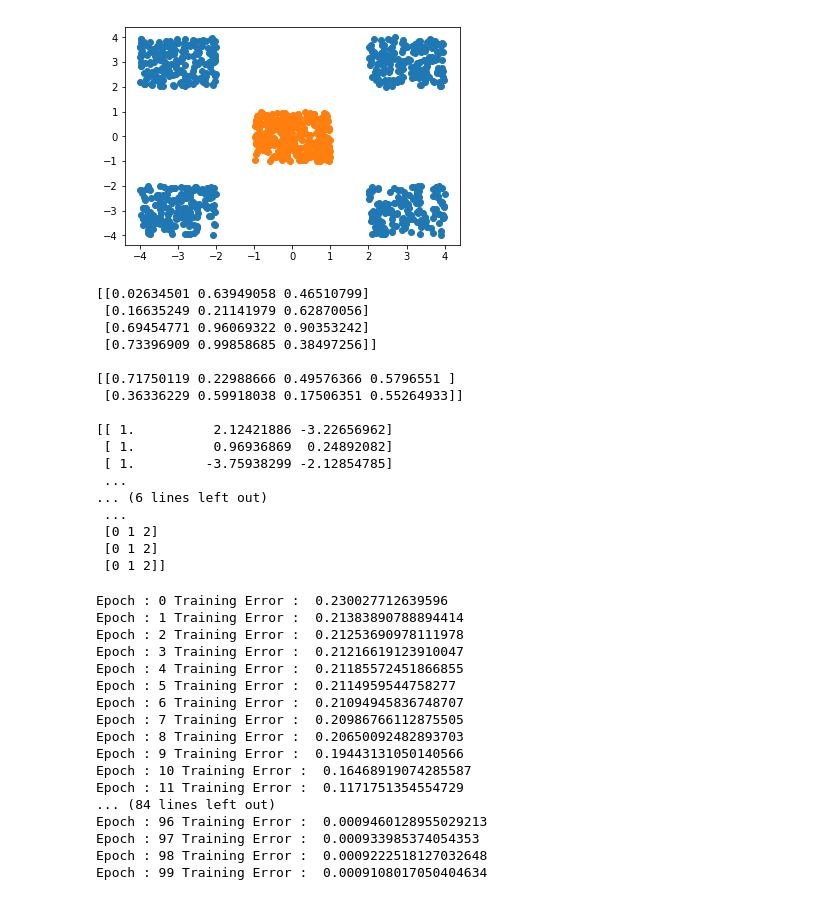
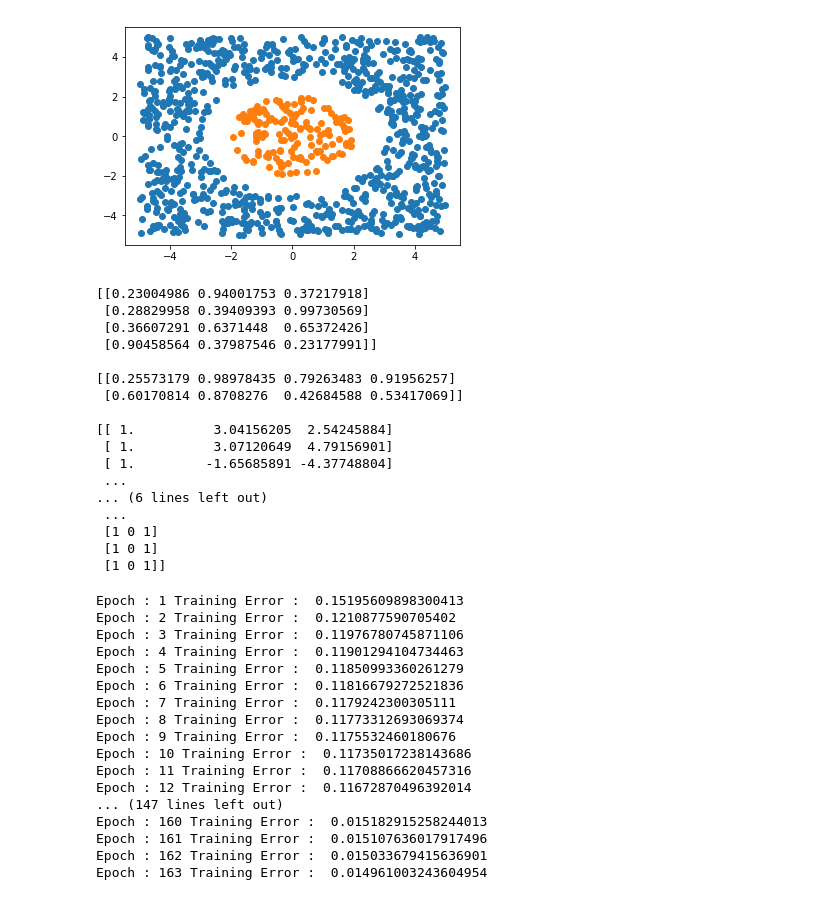
Before and after one commit to kstv364/Machine-Learning, a Jupyter notebook: MLP.ipynb, the cells around one changed output. Saved outputs shown, nothing was run; the diff lists cells and outputs as text; code cells hidden in the pictures.

```diff
--- a/MLP.ipynb
+++ b/MLP.ipynb
@@ -35,21 +39,20 @@ print(df)
 
 [1000 rows x 6 columns]
 # %%
-groups = df.groupby('y1')
+groups = df.groupby('class')
 fig, ax = plt.subplots()
 ax.margins(0.05) # Optional, just adds 5% padding to the autoscaling
 for name, group in groups:
     ax.plot(group.x1, group.x2, marker='o', linestyle='')
 plt.show()
 # %% [output]
-[figure, old version]
+[figure, new version]
 # %%
 N = len(df)
 h = 3
 C = 2
 d = 2
 # %%
-import numpy as np
 
 u1 = np.random.rand(N,h+1)
 v1 = np.random.rand(N,h+1)
@@ -68,27 +71,28 @@ X = df[['x0','x1','x2']].values
 y = df[['y1','y2','class']].values
 
 trainset = int(0.7*N)
+testset = N
 
 print(X)
 print(y)
 # %% [output]
-[[0.02634501 0.63949058 0.46510799]
- [0.16635249 0.21141979 0.62870056]
- [0.69454771 0.96069322 0.90353242]
- [0.73396909 0.99858685 0.38497256]]
+[[0.23004986 0.94001753 0.37217918]
+ [0.28829958 0.39409393 0.99730569]
+ [0.36607291 0.6371448  0.65372426]
+ [0.90458564 0.37987546 0.23177991]]
 
-[[0.71750119 0.22988666 0.49576366 0.5796551 ]
- [0.36336229 0.59918038 0.17506351 0.55264933]]
+[[0.25573179 0.98978435 0.79263483 0.91956257]
+ [0.60170814 0.8708276  0.42684588 0.53417069]]
 
-[[ 1.          2.12421886 -3.22656962]
- [ 1.          0.96936869  0.24892082]
- [ 1.         -3.75938299 -2.12854785]
+[[ 1.          3.04156205  2.54245884]
+ [ 1.          3.07120649  4.79156901]
+ [ 1.         -1.65685891 -4.37748804]
  ...
 ... (6 lines left out)
  ...
- [0 1 2]
- [0 1 2]
- [0 1 2]]
+ [1 0 1]
+ [1 0 1]
+ [1 0 1]]
 # %%
 import math
 def phi(x):
@@ -113,46 +117,49 @@ def calcU2nk(n,k):
 epoch = 100
 eta = 0.1
 errors = []
-for e in range(epoch):
+error = 10**5 ; e = 0
+while(error>0.015):
     error = 0
+    e += 1
     for n in range(trainset):
         for j in range(1,h+1):
             u1[n][j] = calcU1nj(n,j)
             v1[n][j] = phi(u1[n][j])
         err = 0
-        for k in range(2):
+        for k in range(C):
             u2[n][k] = calcU2nk(n,k)
             v2[n][k] = phi(u2[n][k])
             err += (1/2)*((v2[n][k] - y[n][k])**2)
 
         error += err
         # Backprop
-        for k in range(2):
+        for k in range(C):
             for j in range(h+1):
                 w2[k][j] += eta*(y[n][k]-v2[n][k])*dphi(u2[n][k])*v1[n][j]
         for i in range(d+1):
             for j in range(1,h+1):
-                w1[j][i] += eta*dphi(u1[n][j])*X[n][i]*sum([(y[n][k] - v2[n][k])*dphi(u2[n][k])*w2[k][j] for k in range(2)])
-    print("Epoch :", e, "Training Error : ", error/trainset)
-    errors.append(error/trainset)
+                w1[j][i] += eta*dphi(u1[n][j])*X[n][i]*sum([(y[n][k] - v2[n][k])*dphi(u2[n][k])*w2[k][j] for k in range(C)])
+    error = error/trainset
+    print("Epoch :", e, "Training Error : ", error)
+    errors.append(error)
 # %% [output]
-Epoch : 0 Training Error :  0.230027712639596
-Epoch : 1 Training Error :  0.21383890788894414
-Epoch : 2 Training Error :  0.21253690978111978
-Epoch : 3 Training Error :  0.21216619123910047
-Epoch : 4 Training Error :  0.21185572451866855
-Epoch : 5 Training Error :  0.2114959544758277
-Epoch : 6 Training Error :  0.21094945836748707
-Epoch : 7 Training Error :  0.20986766112875505
-Epoch : 8 Training Error :  0.20650092482893703
-Epoch : 9 Training Error :  0.19443131050140566
-Epoch : 10 Training Error :  0.16468919074285587
-Epoch : 11 Training Error :  0.1171751354554729
-... (84 lines left out)
-Epoch : 96 Training Error :  0.0009460128955029213
-Epoch : 97 Training Error :  0.000933985374054353
-Epoch : 98 Training Error :  0.0009222518127032648
-Epoch : 99 Training Error :  0.0009108017050404634
+Epoch : 1 Training Error :  0.15195609898300413
+Epoch : 2 Training Error :  0.1210877590705402
+Epoch : 3 Training Error :  0.11976780745871106
+Epoch : 4 Training Error :  0.11901294104734463
+Epoch : 5 Training Error :  0.11850993360261279
+Epoch : 6 Training Error :  0.11816679272521836
+Epoch : 7 Training Error :  0.1179242300305111
+Epoch : 8 Training Error :  0.11773312693069374
+Epoch : 9 Training Error :  0.1175532460180676
+Epoch : 10 Training Error :  0.11735017238143686
+Epoch : 11 Training Error :  0.11708866620457316
+Epoch : 12 Training Error :  0.11672870496392014
+... (147 lines left out)
+Epoch : 160 Training Error :  0.015182915258244013
+Epoch : 161 Training Error :  0.015107636017917496
+Epoch : 162 Training Error :  0.015033679415636901
+Epoch : 163 Training Error :  0.014961003243604954
 # %%
 plt.xlabel('Epochs')
 plt.ylabel('Error')
```
Also changed, not shown: parts of 4 cells of this notebook, 1 other file.
